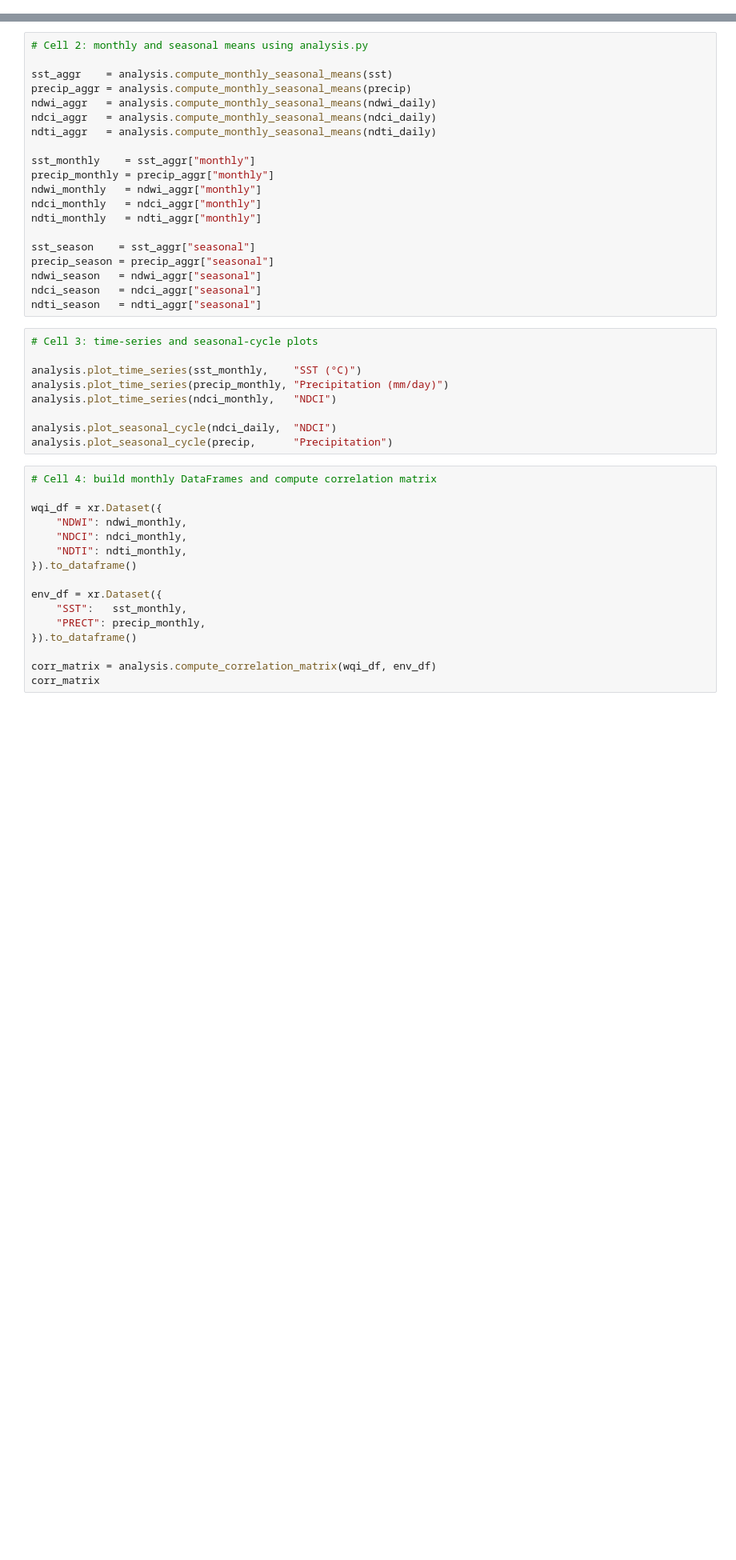
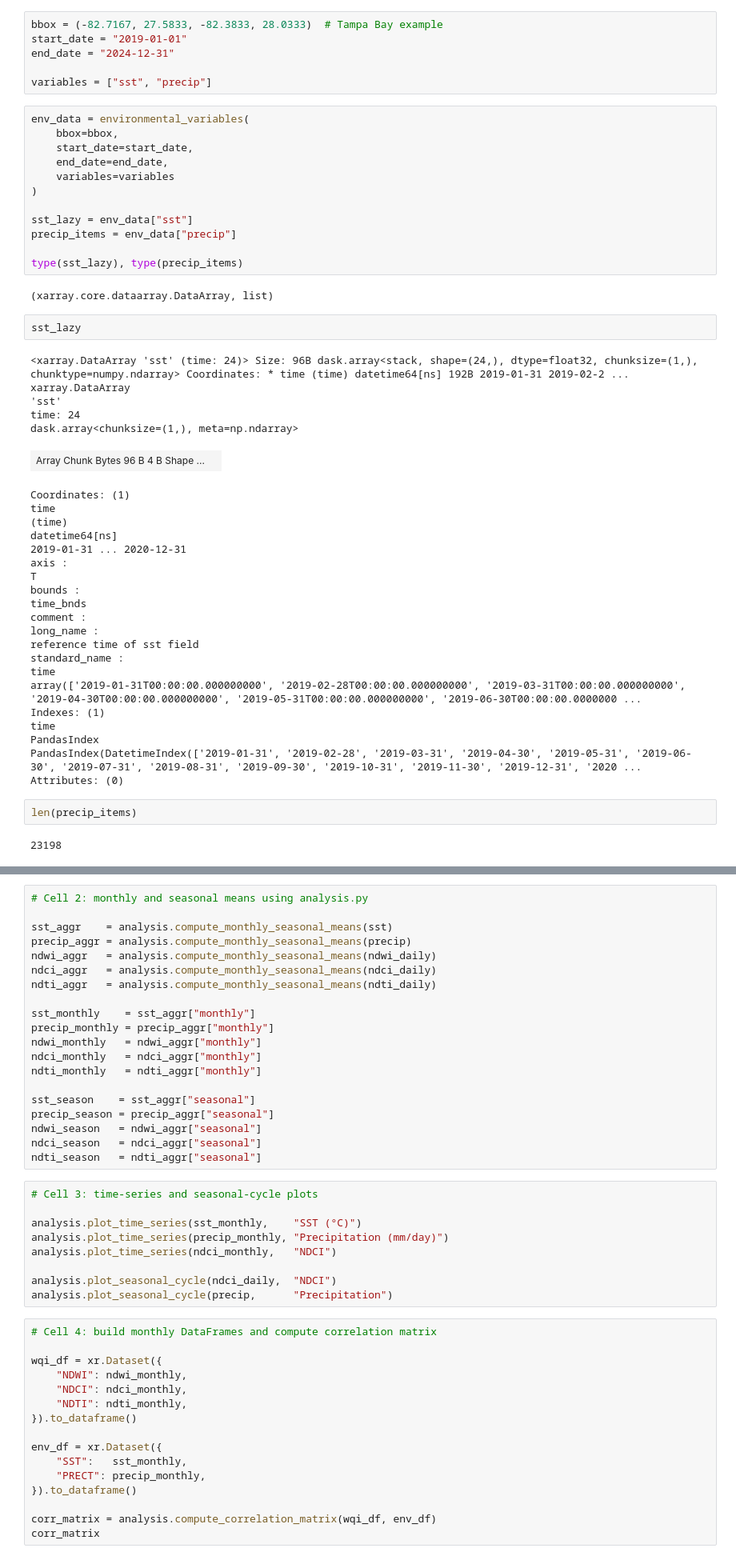
Before and after one commit to Gracey0201/tampa-bay-water-quality, a Jupyter notebook: Notebook.ipynb, the cells around one changed output, grey strips where cells are left out. Shown at 80% size. Cells and saved outputs as stored; diff of their text form; blank space fills up the shorter version.

Commit message:
Update notebook, env functions, and replace environmental data CSV

```diff
--- a/Notebook.ipynb
+++ b/Notebook.ipynb
@@ -323,0 +25,53 @@ precip = env["precip"]
+# %%
+bbox = (-82.7167, 27.5833, -82.3833, 28.0333)  # Tampa Bay example
+start_date = "2019-01-01"
+end_date = "2024-12-31"
+
+variables = ["sst", "precip"]
+# %%
+env_data = environmental_variables(
+    bbox=bbox,
+    start_date=start_date,
+    end_date=end_date,
+    variables=variables
+)
+
+sst_lazy = env_data["sst"]
+precip_items = env_data["precip"]
+
+type(sst_lazy), type(precip_items)
+# %% [output]
+(xarray.core.dataarray.DataArray, list)
+# %%
+sst_lazy
+# %% [output]
+<xarray.DataArray 'sst' (time: 24)> Size: 96B dask.array<stack, shape=(24,), dtype=float32, chunksize=(1,), chunktype=numpy.ndarray> Coordinates: * time (time) datetime64[ns] 192B 2019-01-31 2019-02-2 ...
+xarray.DataArray
+'sst'
+time: 24
+dask.array<chunksize=(1,), meta=np.ndarray>
+| Array Chunk Bytes 96 B 4 B Shape ... |  |
+Coordinates: (1)
+time
+(time)
+datetime64[ns]
+2019-01-31 ... 2020-12-31
+axis :
+T
+bounds :
+time_bnds
+comment :
+long_name :
+reference time of sst field
+standard_name :
+time
+array(['2019-01-31T00:00:00.000000000', '2019-02-28T00:00:00.000000000', '2019-03-31T00:00:00.000000000', '2019-04-30T00:00:00.000000000', '2019-05-31T00:00:00.000000000', '2019-06-30T00:00:00.0000000 ...
+Indexes: (1)
+time
+PandasIndex
+PandasIndex(DatetimeIndex(['2019-01-31', '2019-02-28', '2019-03-31', '2019-04-30', '2019-05-31', '2019-06-30', '2019-07-31', '2019-08-31', '2019-09-30', '2019-10-31', '2019-11-30', '2019-12-31', '2020 ...
+Attributes: (0)
+# %%
+len(precip_items)
+# %% [output]
+23198
```
Also changed, not shown: parts of 17 cells of this notebook, 4 other files.
